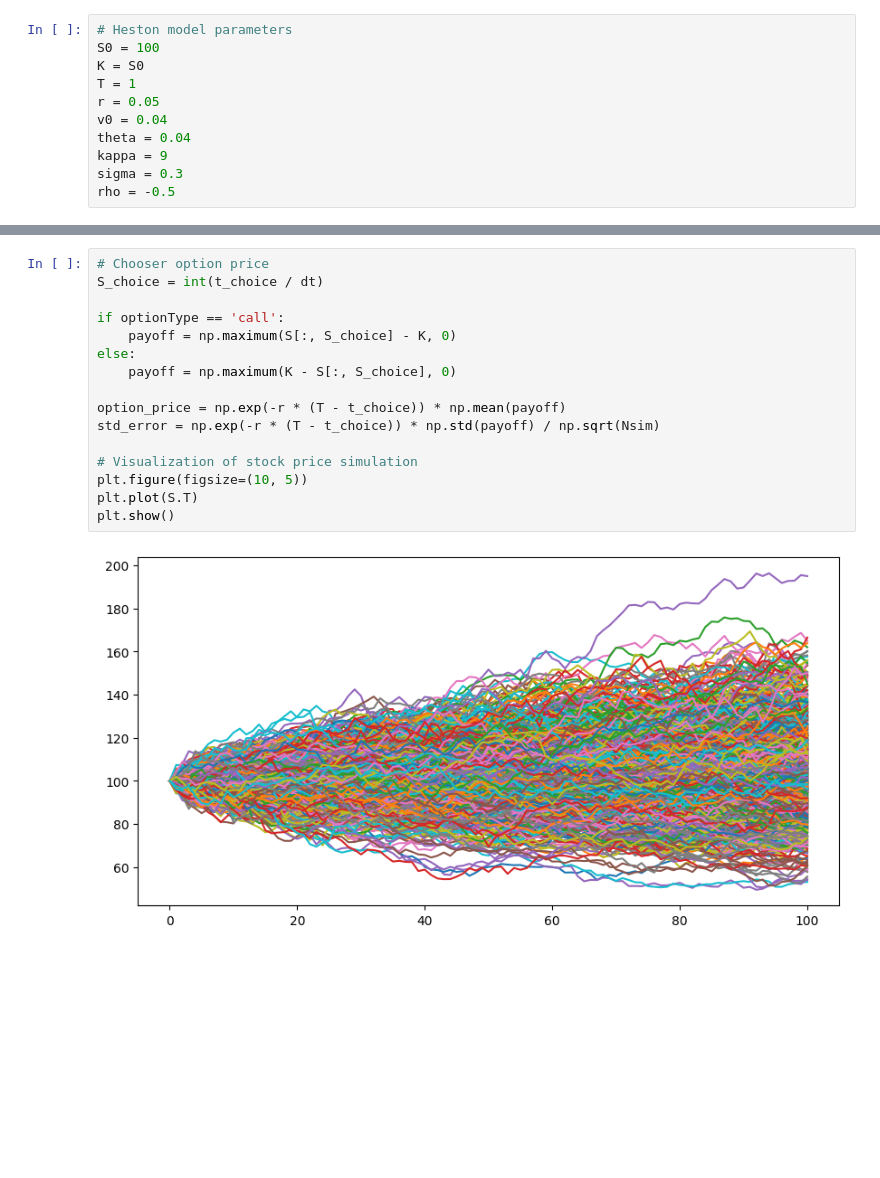
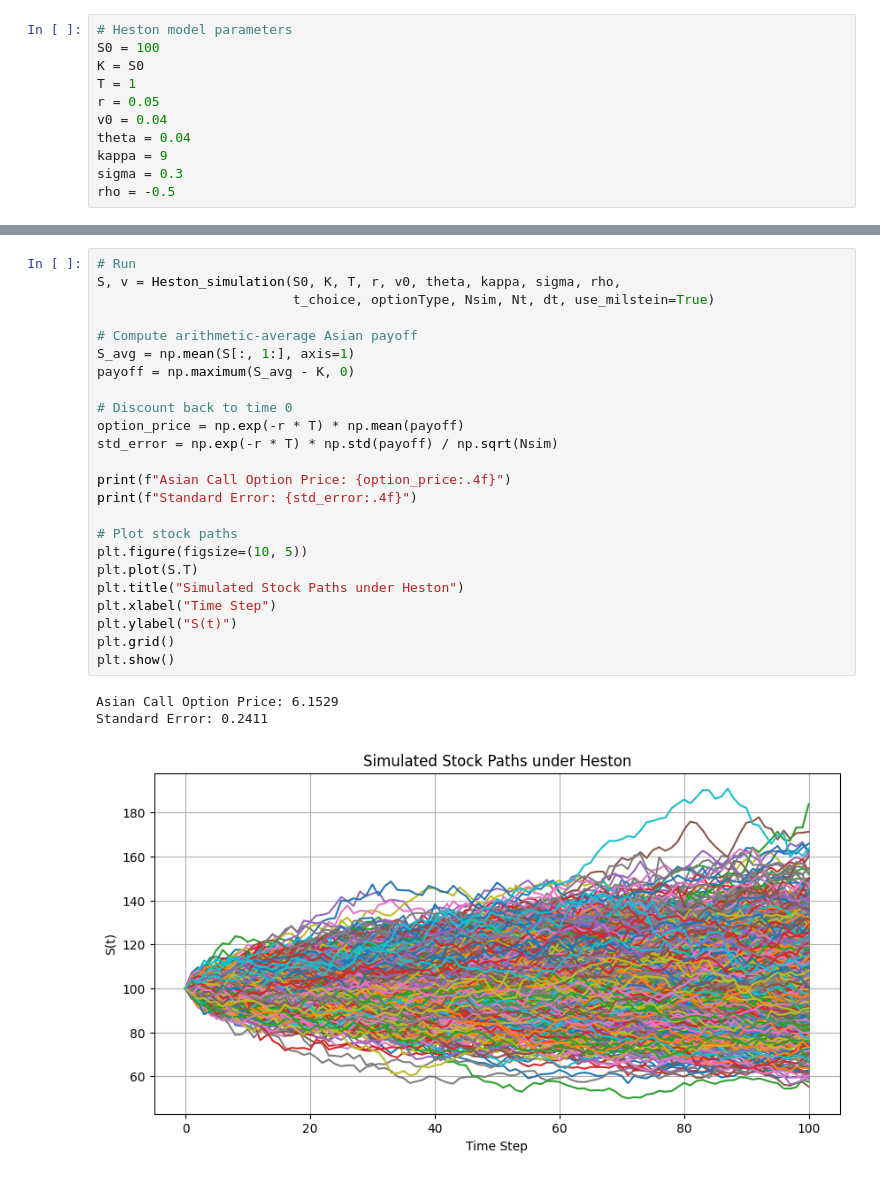
Before and after one commit to kshnva/Computational-Finance, a Jupyter notebook: 2-2.ipynb, the cells around one changed output, grey strips where cells are left out. Cells and saved outputs as stored; diff of their text form; blank space fills up the shorter version.

```diff
--- a/2-2.ipynb
+++ b/2-2.ipynb
@@ -36,18 +81,28 @@ for i in range(1, Nt + 1):
 # %%
-# Chooser option price
-S_choice = int(t_choice / dt)
+# Run
+S, v = Heston_simulation(S0, K, T, r, v0, theta, kappa, sigma, rho,
+                         t_choice, optionType, Nsim, Nt, dt, use_milstein=True)
 
-if optionType == 'call':
-    payoff = np.maximum(S[:, S_choice] - K, 0)
-else:
-    payoff = np.maximum(K - S[:, S_choice], 0)
+# Compute arithmetic-average Asian payoff
+S_avg = np.mean(S[:, 1:], axis=1)
+payoff = np.maximum(S_avg - K, 0)
 
-option_price = np.exp(-r * (T - t_choice)) * np.mean(payoff)
-std_error = np.exp(-r * (T - t_choice)) * np.std(payoff) / np.sqrt(Nsim)
+# Discount back to time 0
+option_price = np.exp(-r * T) * np.mean(payoff)
+std_error = np.exp(-r * T) * np.std(payoff) / np.sqrt(Nsim)
 
-# Visualization of stock price simulation
+print(f"Asian Call Option Price: {option_price:.4f}")
+print(f"Standard Error: {std_error:.4f}")
+
+# Plot stock paths
 plt.figure(figsize=(10, 5))
 plt.plot(S.T)
+plt.title("Simulated Stock Paths under Heston")
+plt.xlabel("Time Step")
+plt.ylabel("S(t)")
+plt.grid()
 plt.show()
 # %% [output]
+Asian Call Option Price: 6.1529
+Standard Error: 0.2411
-[figure, old version]
+[figure, new version]
```
Also changed, not shown: parts of 1 cell of this notebook, 1 other file.
